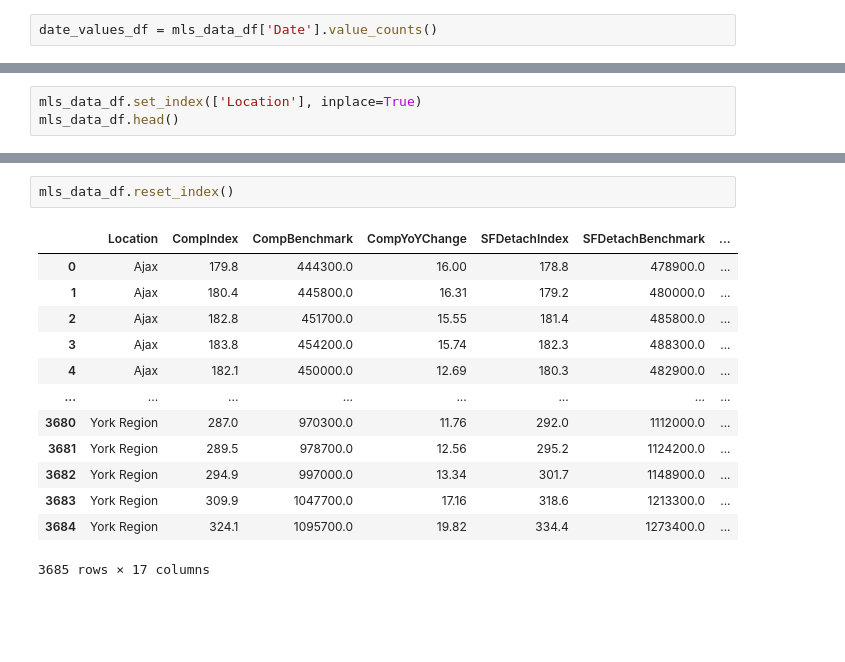
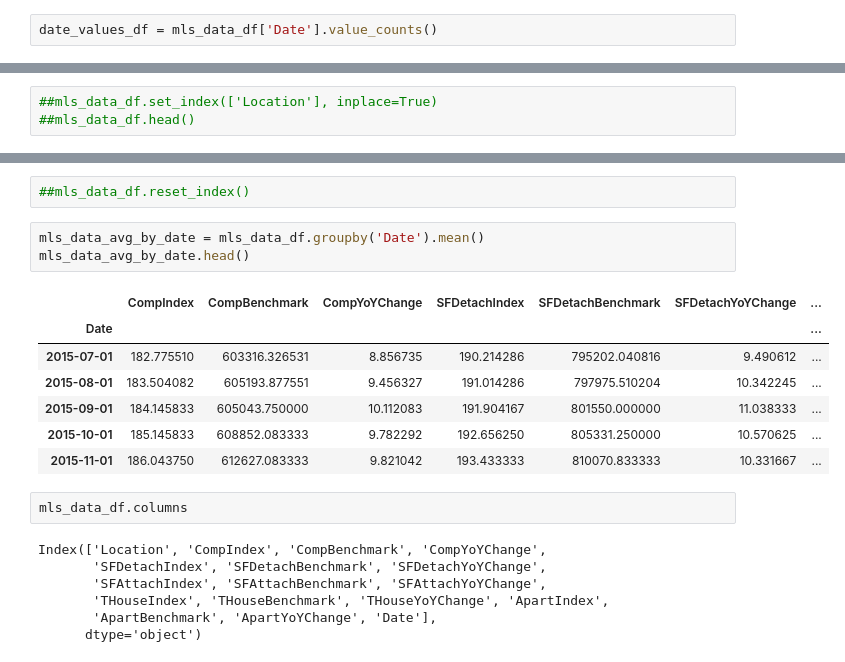
Before and after one commit to ycolagelo/Ontario-Housing-Project, a Jupyter notebook: Kaggle MLS Data.ipynb, the cells around one changed output, grey strips where cells are left out. Drawn from its saved outputs; the diff is of its cells as text; blank space fills up the shorter version.

```diff
--- a/Kaggle MLS Data.ipynb
+++ b/Kaggle MLS Data.ipynb
@@ -269,4 +326,4 @@ date_values_df.sort_index(ascending=True)
 Name: Date, dtype: int64
 # %%
-mls_data_df.set_index(['Location'], inplace=True)
-mls_data_df.head()
+##mls_data_df.set_index(['Location'], inplace=True)
+##mls_data_df.head()
@@ -302,16 +332,22 @@ mls_data_df.loc['York Region']
 # %%
-mls_data_df.reset_index()
+##mls_data_df.reset_index()
-# %% [output]
-|  | Location | CompIndex | CompBenchmark | CompYoYChange | SFDetachIndex | SFDetachBenchmark | ... |
-| 0 | Ajax | 179.8 | 444300.0 | 16.00 | 178.8 | 478900.0 | ... |
-| 1 | Ajax | 180.4 | 445800.0 | 16.31 | 179.2 | 480000.0 | ... |
-| 2 | Ajax | 182.8 | 451700.0 | 15.55 | 181.4 | 485800.0 | ... |
-| 3 | Ajax | 183.8 | 454200.0 | 15.74 | 182.3 | 488300.0 | ... |
-| 4 | Ajax | 182.1 | 450000.0 | 12.69 | 180.3 | 482900.0 | ... |
-| ... | ... | ... | ... | ... | ... | ... | ... |
-| 3680 | York Region | 287.0 | 970300.0 | 11.76 | 292.0 | 1112000.0 | ... |
-| 3681 | York Region | 289.5 | 978700.0 | 12.56 | 295.2 | 1124200.0 | ... |
-| 3682 | York Region | 294.9 | 997000.0 | 13.34 | 301.7 | 1148900.0 | ... |
-| 3683 | York Region | 309.9 | 1047700.0 | 17.16 | 318.6 | 1213300.0 | ... |
-| 3684 | York Region | 324.1 | 1095700.0 | 19.82 | 334.4 | 1273400.0 | ... |
-3685 rows × 17 columns
+# %%
+mls_data_avg_by_date = mls_data_df.groupby('Date').mean()
+mls_data_avg_by_date.head()
+# %% [output]
+|  | CompIndex | CompBenchmark | CompYoYChange | SFDetachIndex | SFDetachBenchmark | SFDetachYoYChange | ... |
+| Date |  |  |  |  |  |  | ... |
+| 2015-07-01 | 182.775510 | 603316.326531 | 8.856735 | 190.214286 | 795202.040816 | 9.490612 | ... |
+| 2015-08-01 | 183.504082 | 605193.877551 | 9.456327 | 191.014286 | 797975.510204 | 10.342245 | ... |
+| 2015-09-01 | 184.145833 | 605043.750000 | 10.112083 | 191.904167 | 801550.000000 | 11.038333 | ... |
+| 2015-10-01 | 185.145833 | 608852.083333 | 9.782292 | 192.656250 | 805331.250000 | 10.570625 | ... |
+| 2015-11-01 | 186.043750 | 612627.083333 | 9.821042 | 193.433333 | 810070.833333 | 10.331667 | ... |
+# %%
+mls_data_df.columns
+# %% [output]
+Index(['Location', 'CompIndex', 'CompBenchmark', 'CompYoYChange',
+       'SFDetachIndex', 'SFDetachBenchmark', 'SFDetachYoYChange',
+       'SFAttachIndex', 'SFAttachBenchmark', 'SFAttachYoYChange',
+       'THouseIndex', 'THouseBenchmark', 'THouseYoYChange', 'ApartIndex',
+       'ApartBenchmark', 'ApartYoYChange', 'Date'],
+      dtype='object')
```
Also changed, not shown: parts of 14 cells of this notebook.
